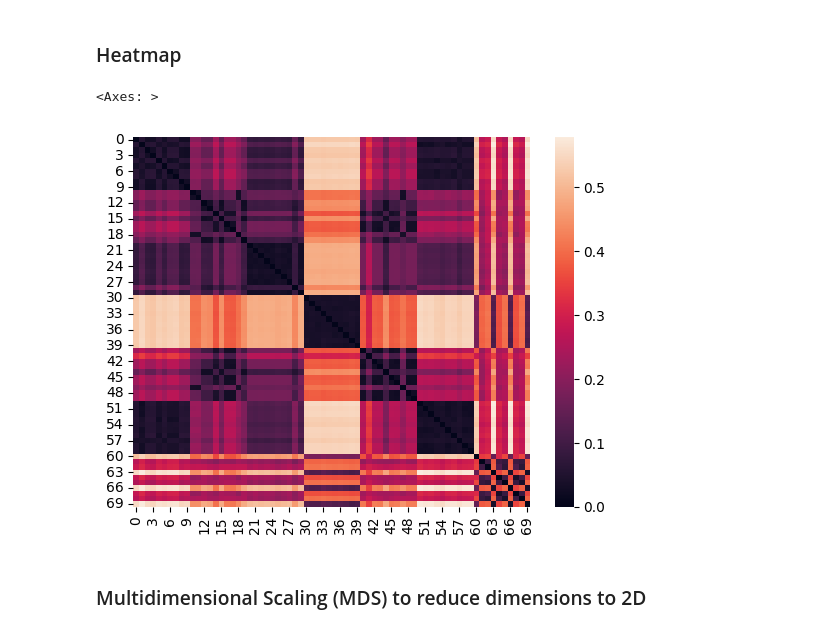
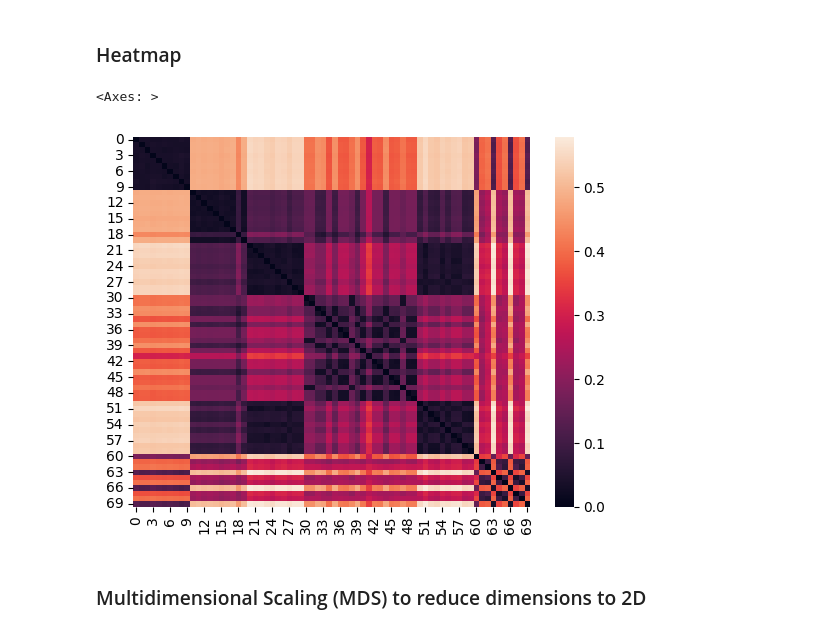
Before and after one commit to abertics/pirnns, a Jupyter notebook: pirnns/notebooks/analyze_dsa.ipynb, the cells around one changed output. Drawn from its saved outputs; the diff is of its cells as text; code cells hidden in the pictures.

```diff
--- a/pirnns/notebooks/analyze_dsa.ipynb
+++ b/pirnns/notebooks/analyze_dsa.ipynb
@@ -335,7 +332,7 @@ Loaded cached dmd matrix for multitimescale_alphas=[0.25, 0.5, 0.75, 1] model fr
 ### Load untrained models
 # %%
 # Load untrained models
-how_many_untrained = 10
+how_many_untrained = 20
 
 for i, run_name in enumerate(os.listdir(checkpoint_dir)):
     if i >= how_many_untrained:
@@ -538,26 +531,40 @@ for i in range(num_models):
 # %%
 # order similarity matrix by model type so we might see block structure
 xx = set(model_types)
 fix_order_dict = {x: [] for x in set(model_types)}
 for k in xx:
     if "untrained" in k:
         del fix_order_dict[k]
 fix_order_dict["untrained"] = []
 for i, mt in enumerate(model_types):
     if "untrained" in mt:
         fix_order_dict["untrained"].append(i)
     else:
         fix_order_dict[mt].append(i)
 
+MODEL_TYPES = [
+    "vanilla_alpha=0.1",
+    "vanilla_alpha=0.5",
+    "vanilla_alpha=1",
+    "multitimescale_alphas=[0.25, 0.75]",
+    "multitimescale_alphas=[0.25, 0.5, 0.75, 1]",
+    "multitimescale_alpha-dist=powerlaw",
+    "untrained",
+]
 reindex_order = []
-for _, v in fix_order_dict.items():
-    reindex_order.extend(v)
+for mt in MODEL_TYPES:
+    reindex_order.extend(fix_order_dict[mt])
 
 pretty_order_similarities_dmd = similarities_dmd[np.ix_(reindex_order, reindex_order)]
+pretty_order_model_types = [
+    "untrained" if "untrained" in model_types[i] else model_types[i]
+    for i in reindex_order
+]
+
 sns.heatmap(pretty_order_similarities_dmd)
 # %% [output]
 <Axes: >
-[figure, old version]
+[figure, new version]
 # %% [markdown]
 ### Multidimensional Scaling (MDS) to reduce dimensions to 2D
 # %%
```
Also changed, not shown: parts of 6 cells of this notebook.
